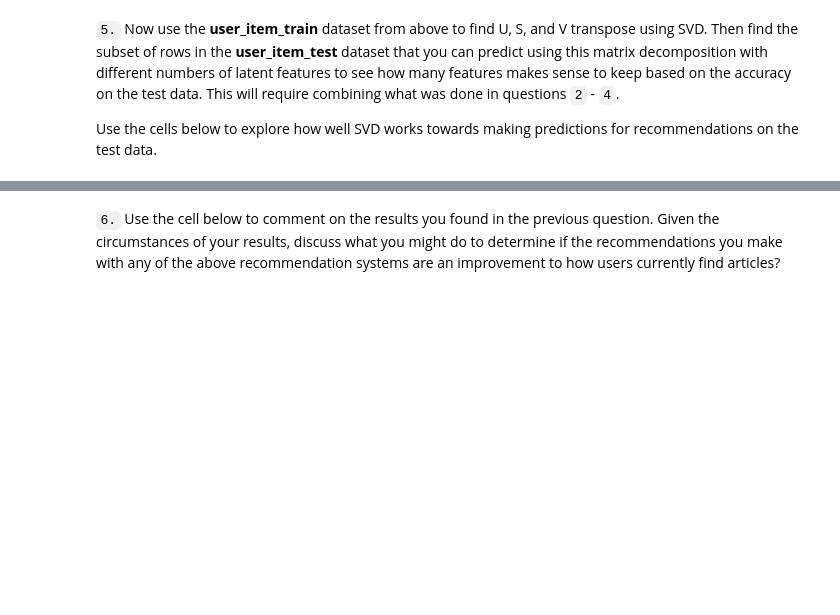
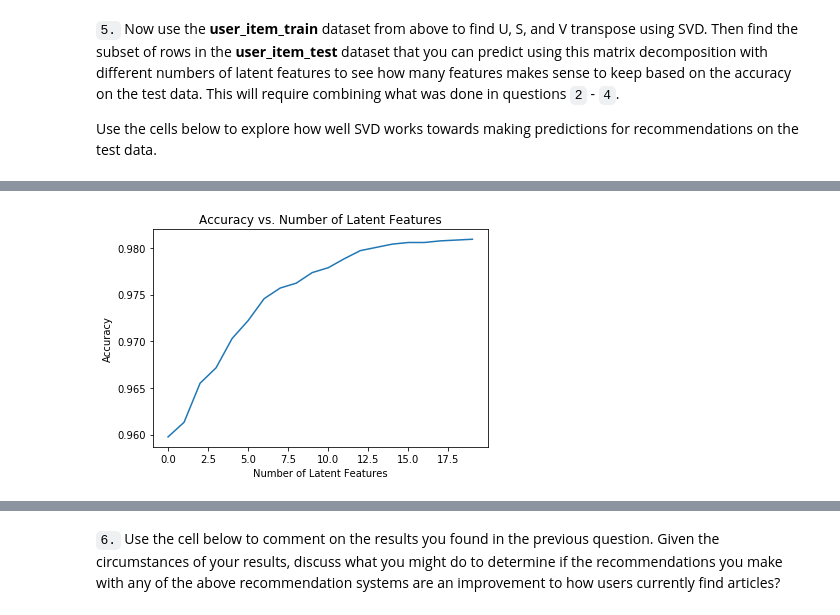
Before and after one commit to jfreds91/DSND_t2_p3, a Jupyter notebook: Recommendations_with_IBM.ipynb, the cells around one changed output, grey strips where cells are left out. Saved outputs shown, nothing was run; the diff lists cells and outputs as text; code cells hidden in the pictures; blank space fills up the shorter version.

Commit message:
feat: matrix factorization complete and parting thoughts complete

```diff
--- a/Recommendations_with_IBM.ipynb
+++ b/Recommendations_with_IBM.ipynb
@@ -1042,16 +1081,47 @@ u_train, s_train, vt_train = np.linalg.svd(user_item_train) # fit svd similar to
 # %%
+# get users and articles that are training only
+train_only_users = np.setdiff1d(user_item_train.index.tolist(), user_item_test.index.tolist())
+train_only_articles = np.setdiff1d(user_item_train.columns.tolist(), user_item_test.columns.tolist())
+
+# get users and articles that are testing only
+test_only_users = np.setdiff1d(user_item_test.index.tolist(), user_item_train.index.tolist())
+test_only_articles = np.setdiff1d(user_item_test.columns.tolist(), user_item_train.columns.tolist())
+
+# create two subset dataframes that only contain mutual users and articles
+user_item_train_subset = user_item_train.drop(train_only_users).drop(train_only_articles, axis = 1)
+user_item_test_subset = user_item_test.drop(test_only_users).drop(test_only_articles, axis = 1)
+
+# sort the indices and columns to ensure that they are the same order
+user_item_train_subset = user_item_train_subset.reindex(sorted(user_item_train_subset.columns), axis=1)
+user_item_train_subset = user_item_train_subset.reindex(sorted(user_item_train_subset.index), axis=0)
+
+user_item_test_subset = user_item_test_subset.reindex(sorted(user_item_test_subset.columns), axis=1)
+user_item_test_subset = user_item_test_subset.reindex(sorted(user_item_test_subset.index), axis=0)
+
 # Use these cells to see how well you can use the training
 # decomposition to predict on test data
-for k in num_latent_feats:
+sum_errs = []
+
+# in order to judge accuracy, we have to subset the training dataframe on users that are also in the testing dataframe
+u_train, s_train, vt_train = np.linalg.svd(user_item_train_subset)
+new_latent_feats = range(20)
+for k in new_latent_feats:
     # restructure with k latent features
-    s_new, u_new, vt_new = np.diag(s[:k]), u[:, :k], vt[:k, :]
+    s_new, u_new, vt_new = np.diag(s_train[:k]), u_train[:, :k], vt_train[:k, :]
 
     # take dot product
     user_item_est = np.around(np.dot(np.dot(u_new, s_new), vt_new))
 
     # compute error for each prediction to actual value
-    diffs = np.subtract(user_item_matrix, user_item_est)
+    diffs = np.subtract(user_item_test_subset+user_item_train_subset, user_item_est)
 
     # total errors and keep track of them
     err = np.sum(np.sum(np.abs(diffs)))
     sum_errs.append(err)
+
+plt.plot(new_latent_feats, 1 - np.array(sum_errs)/user_item_test_subset.size);
+plt.xlabel('Number of Latent Features');
+plt.ylabel('Accuracy');
+plt.title('Accuracy vs. Number of Latent Features');
+# %% [output]
+[figure, added]
```
Also changed, not shown: parts of 6 cells of this notebook.
